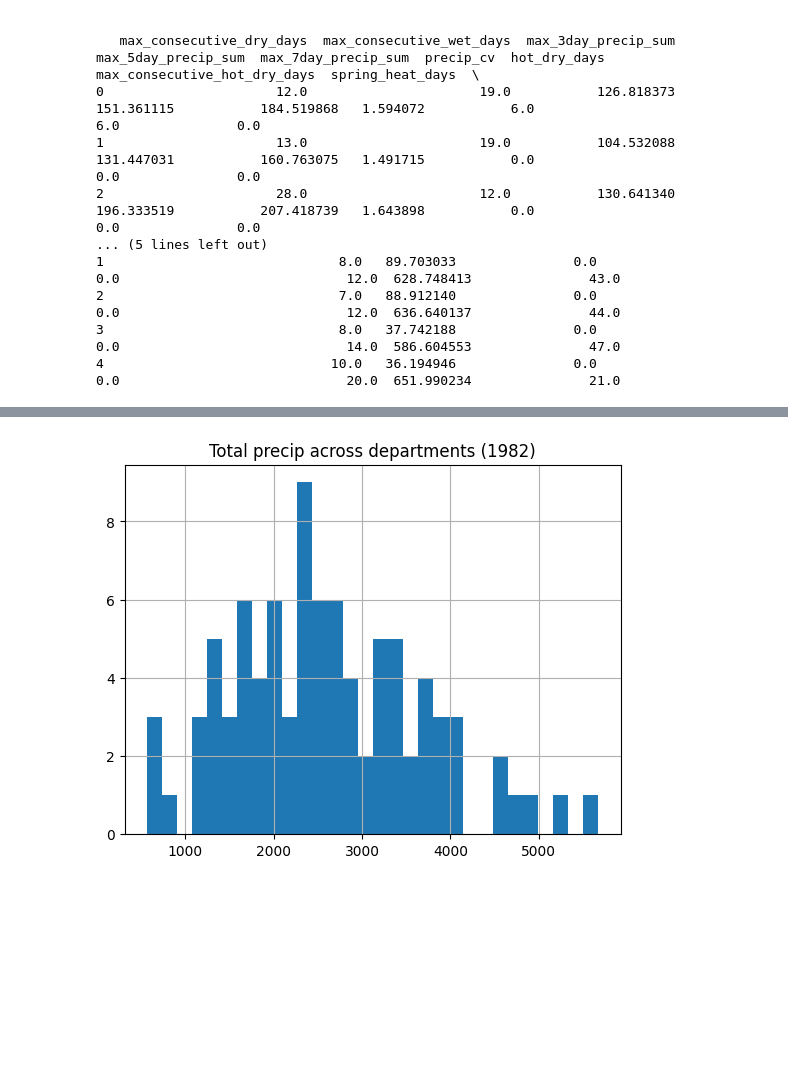
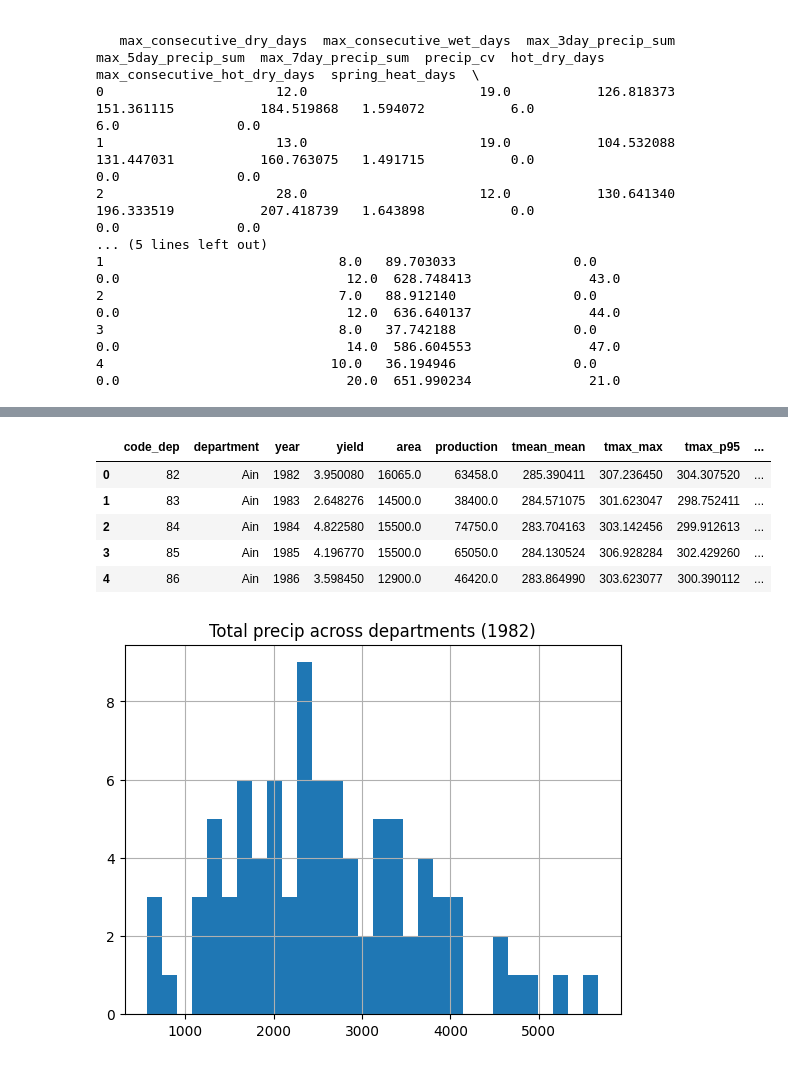
Before and after one commit to Gregoire-Bidault/BCG-Data-for-Strategy, a Jupyter notebook: notebooks/eda.ipynb, the cells around one changed output, grey strips where cells are left out. Saved outputs shown, nothing was run; the diff lists cells and outputs as text; code cells hidden in the pictures; blank space fills up the shorter version.

```diff
--- a/notebooks/eda.ipynb
+++ b/notebooks/eda.ipynb
@@ -1,20 +0,0 @@
-# %%
-import pandas as pd
-import numpy as np
-import matplotlib.pyplot as plt
-import seaborn as sns
-
-# Display settings
-pd.set_option("display.max_columns", 200)
-pd.set_option("display.width", 200)
-
-# Load files
-climate_path = "../data/raw/climate/climate_data_from_1982.parquet"
-barley_path = "../data/raw/yields/barley_yield_from_1982(in).csv"
-
-climate_df = pd.read_parquet(climate_path)
-barley_df = pd.read_csv(barley_path)
-barley_df = barley_df.iloc[:, 0].str.split(";", expand=True)
-
-print("Climate shape:", climate_df.shape)
-print("Barley shape:", barley_df.shape)
@@ -477,6 +393,15 @@ df_merged[[
 | 50% | 283.592575 | 304.740829 | 1092.243713 | 2085.511658 | 17.500000 | 6.000000 | 5.500000 |
 | 75% | 283.592575 | 304.740829 | 1092.243713 | 2085.511658 | 17.500000 | 6.000000 | 5.500000 |
 | max | 285.390411 | 307.562012 | 1555.378418 | 5771.318359 | 29.000000 | 28.000000 | 27.000000 |
+# %%
+df_merged.head()
+# %% [output]
+|  | code_dep | department | year | yield | area | production | tmean_mean | tmax_max | tmax_p95 | ... |
+| 0 | 82 | Ain | 1982 | 3.950080 | 16065.0 | 63458.0 | 285.390411 | 307.236450 | 304.307520 | ... |
+| 1 | 83 | Ain | 1983 | 2.648276 | 14500.0 | 38400.0 | 284.571075 | 301.623047 | 298.752411 | ... |
+| 2 | 84 | Ain | 1984 | 4.822580 | 15500.0 | 74750.0 | 283.704163 | 303.142456 | 299.912613 | ... |
+| 3 | 85 | Ain | 1985 | 4.196770 | 15500.0 | 65050.0 | 284.130524 | 306.928284 | 302.429260 | ... |
+| 4 | 86 | Ain | 1986 | 3.598450 | 12900.0 | 46420.0 | 283.864990 | 303.623077 | 300.390112 | ... |
 # %%
 import matplotlib.pyplot as plt
 
```
Also changed, not shown: parts of 13 cells of this notebook, 10 other files.
